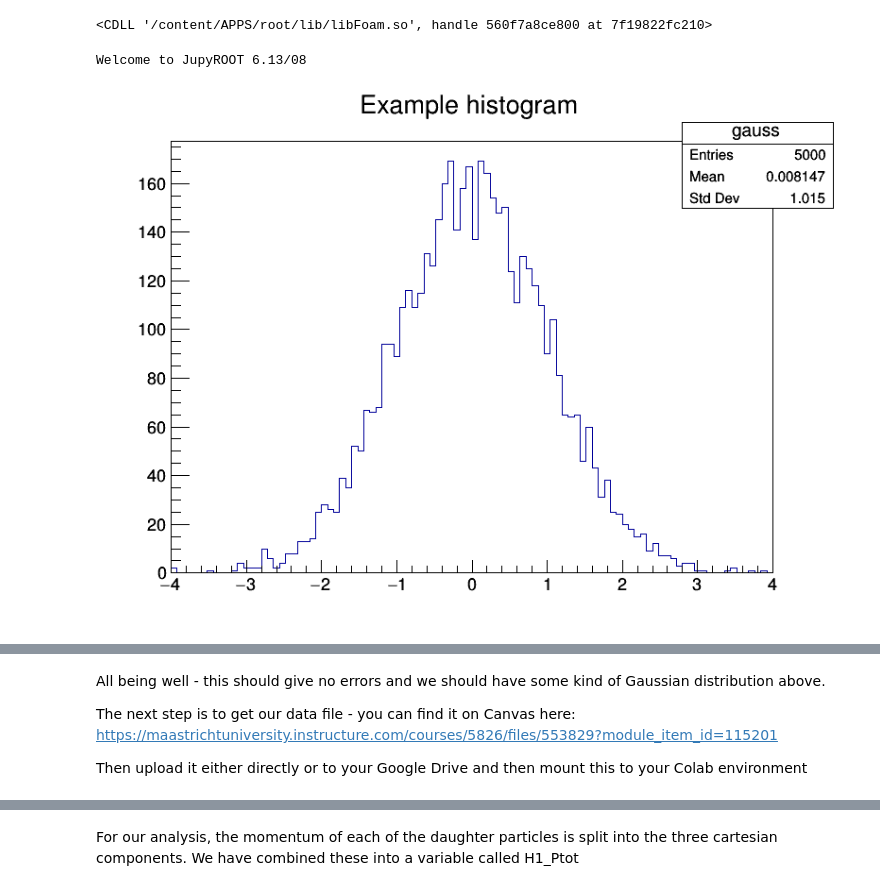
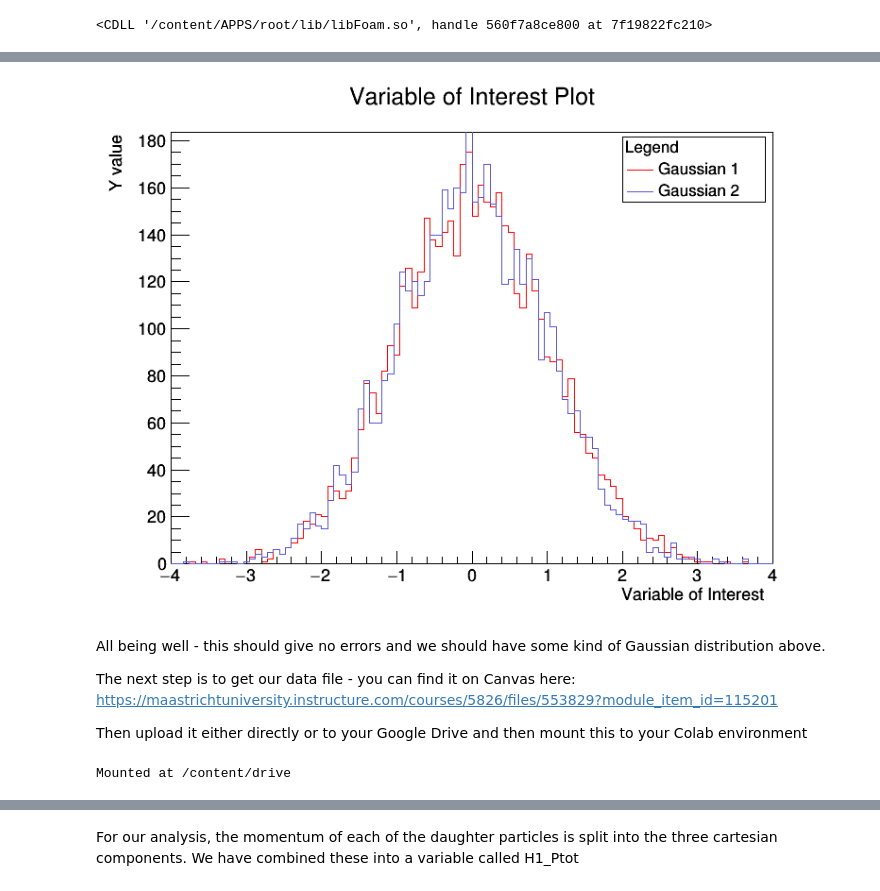
Before and after one commit to Jonastjep/Big_Data_Physics_PRA3024, a Jupyter notebook: Week2_LHCb/LHCb_2021.ipynb, the cells around one changed output, grey strips where cells are left out. Cells and saved outputs as stored; diff of their text form; code cells hidden in the pictures.

```diff
--- a/Week2_LHCb/LHCb_2021.ipynb
+++ b/Week2_LHCb/LHCb_2021.ipynb
@@ -75,20 +75,35 @@ ctypes.cdll.LoadLibrary('/content/APPS/root/lib/libMinuit.so')
 ctypes.cdll.LoadLibrary('/content/APPS/root/lib/libFoam.so')
 # %% [output]
 <CDLL '/content/APPS/root/lib/libFoam.so', handle 560f7a8ce800 at 7f19822fc210>
-# %%
-#Now we can check if we have everything working as we expect:
-#Import brings the ROOT framework into our python environment.
-import ROOT
-#We define a 1 dimensional histogram, with 100 bins which ranges from -4 to +4
-h = ROOT.TH1F("gauss","Example histogram",100,-4,4)
-#Fill the histogram with gaussian (random) distribution
-h.FillRandom("gaus")
-#make a Canvas (i.e. a drawing)
-c = ROOT.TCanvas("myCanvasName","The Canvas Title",800,600)
-#Draw my histogram
-h.Draw()
-#Show me the canvas
-c.Draw()
-# %% [output]
-Welcome to JupyROOT 6.13/08
-[figure, removed]
+# %%
+ROOT.gStyle.SetOptStat(0)
+
+h = ROOT.TH1F("gauss1","Example histogram",100,-4,4)
+h.FillRandom("gaus")
+
+h2 = ROOT.TH1F("gauss2","Example histogram",100,-4,4)
+h2.FillRandom("gaus")
+
+varname = "Variable of Interest"
+h.SetTitle(varname + " Plot")
+h.GetXaxis().SetTitle(varname)
+h.GetYaxis().SetTitle("Y value")
+h.SetLineColor(2) # red
+h.SetLineWidth(1)
+h2.SetTitle(varname)
+h2.SetLineColor(9) # blue
+h2.SetLineWidth(1)
+
+c = ROOT.TCanvas("myCanvasName","The Canvas Title",800,600)
+
+h.Draw()
+h2.Draw("SAME")
+
+leg = ROOT.TLegend(0.11 + 0.59, 0.77, 0.3 + 0.59, 0.89)
+leg.SetHeader("Legend")
+leg.AddEntry(h, "Gaussian 1", "l")
+leg.AddEntry(h2, "Gaussian 2", "l")
+leg.Draw("same")
+
+c.Draw()
+# %% [output]
@@ -95,6 +113,12 @@ Welcome to JupyROOT 6.13/08
+[figure, added]
 # %% [markdown]
 All being well - this should give no errors and we should have some kind of Gaussian distribution above.
 
 The next step is to get our data file - you can find it on Canvas here: https://maastrichtuniversity.instructure.com/courses/5826/files/553829?module_item_id=115201
 
 Then upload it either directly or to your Google Drive and then mount this to your Colab environment
+# %%
+from google.colab import drive
+drive.mount('/content/drive')
+# %% [output]
+Mounted at /content/drive
```
Also changed, not shown: parts of 28 cells of this notebook.
